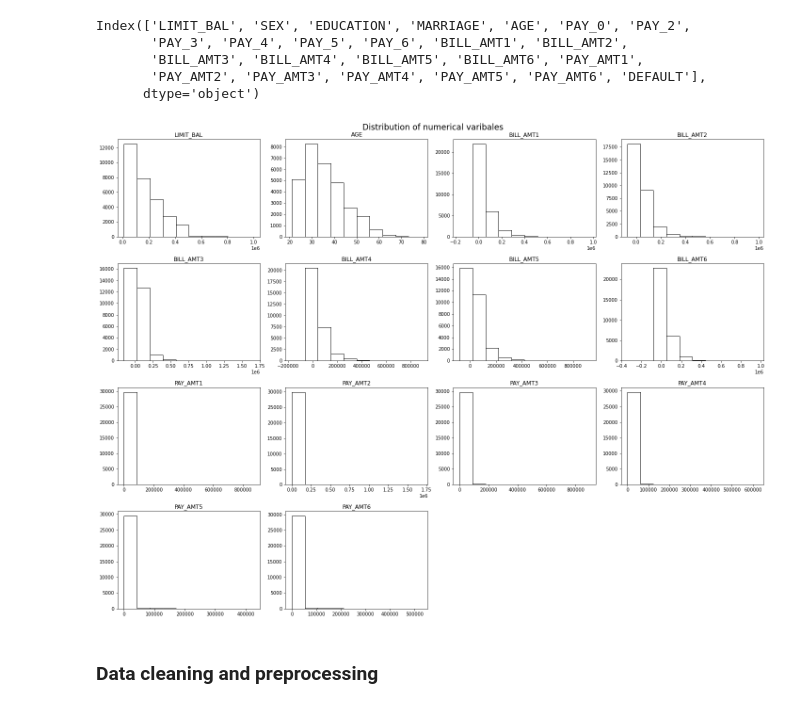
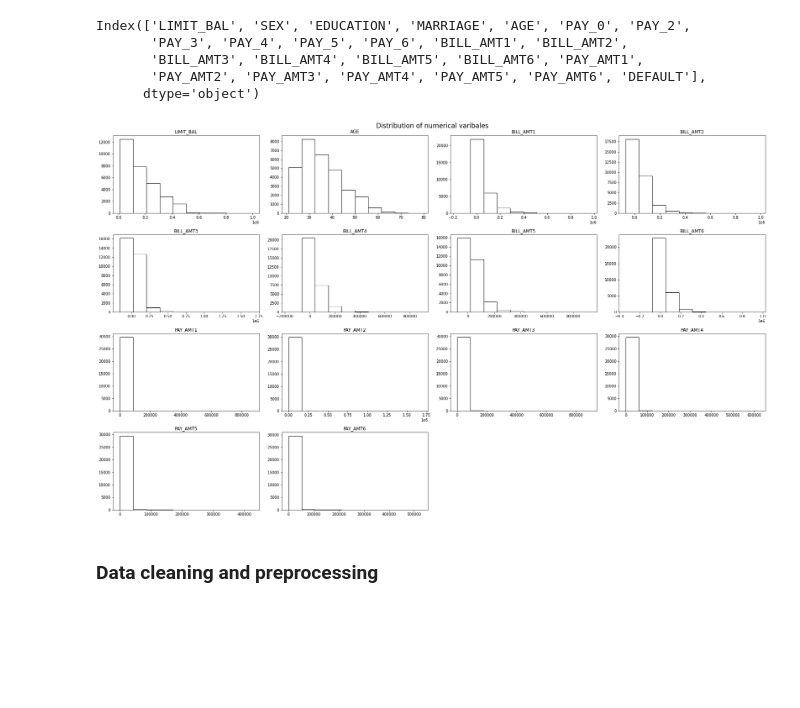
Before and after one commit to pagrkonecta/Konecta_Test, a Jupyter notebook: Konecta_Test_PAGR.ipynb, the cells around one changed output. Saved outputs shown, nothing was run; the diff lists cells and outputs as text; code cells hidden in the pictures; blank space fills up the shorter version.

```diff
--- a/Konecta_Test_PAGR.ipynb
+++ b/Konecta_Test_PAGR.ipynb
@@ -179,13 +179,11 @@ df_num = df[['LIMIT_BAL','AGE',
 df_cat = df[['SEX','EDUCATION','MARRIAGE','PAY_0','PAY_2', 'PAY_3', 'PAY_4', 'PAY_5', 'PAY_6','DEFAULT']]
 # %%
 #Generating Frequency Distribution histograms of Numerical Variables
-
-hist_num = df_num.iloc[:,:].hist(figsize=(20,15), color='white', edgecolor='black', grid=False)
+hist_num = df_num.iloc[:,:].hist(figsize=(25,15), color='white', edgecolor='black', grid=False)
 plt.suptitle('Distribution of numerical varibales', ha='center', fontsize='xx-large')
-
 plt.tight_layout()
 # %% [output]
-[figure, old version]
+[figure, new version]
 # %% [markdown]
 ### Data cleaning and preprocessing
 # %%
```
